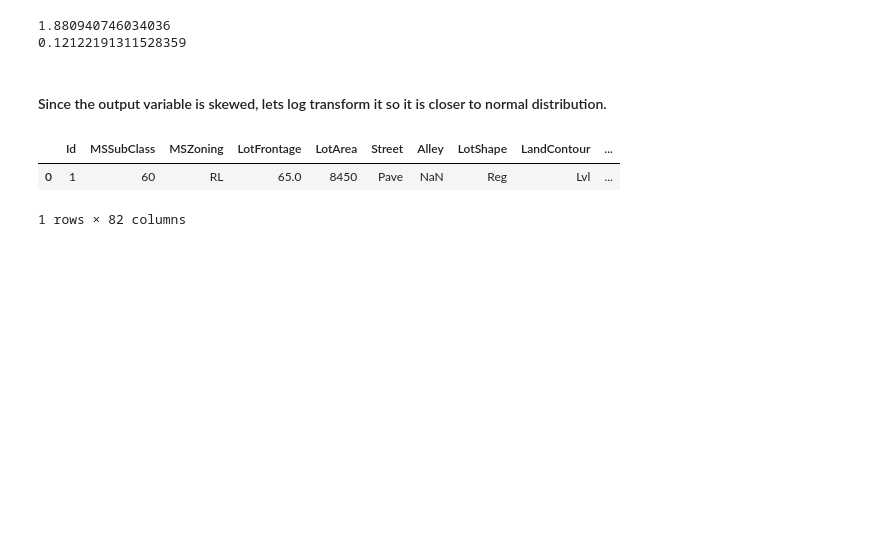
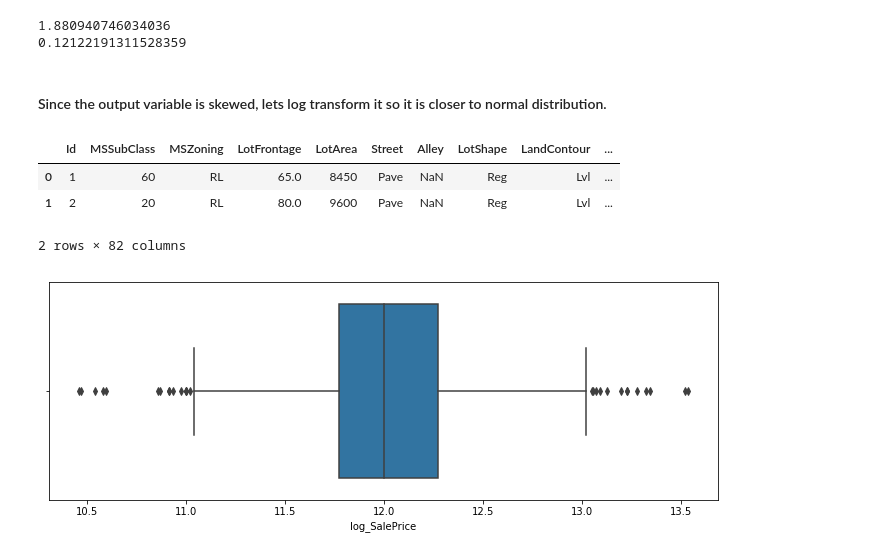
Before and after one commit to davestroud/House_Prices, a Jupyter notebook: House_Prices.ipynb, the cells around one changed output. Cells and saved outputs as stored; diff of their text form; code cells hidden in the pictures; blank space fills up the shorter version.

Commit message:
plot log_SalePrice and it appears closer to a normal distribution

```diff
--- a/House_Prices.ipynb
+++ b/House_Prices.ipynb
@@ -88,8 +88,14 @@ print (stats.skew(house_prices_train['SalePrice'].apply(lambda x: np.log1p(x))))
 #### Since the output variable is skewed, lets log transform it so it is closer to normal distribution.
 # %%
 house_prices_train['log_SalePrice'] = house_prices_train['SalePrice'].apply(lambda x: np.log1p(x))
-house_prices_train.head(1)
+house_prices_train.head(2)
 # %% [output]
 |  | Id | MSSubClass | MSZoning | LotFrontage | LotArea | Street | Alley | LotShape | LandContour | ... |
 | 0 | 1 | 60 | RL | 65.0 | 8450 | Pave | NaN | Reg | Lvl | ... |
+| 1 | 2 | 20 | RL | 80.0 | 9600 | Pave | NaN | Reg | Lvl | ... |
-1 rows × 82 columns
+2 rows × 82 columns
+# %%
+#plot = house_prices_train['log_SalePrice'].hist() # Looks substantially more normal
+plot = sea.boxplot(house_prices_train['log_SalePrice'])
+# %% [output]
+[figure, added]
```
